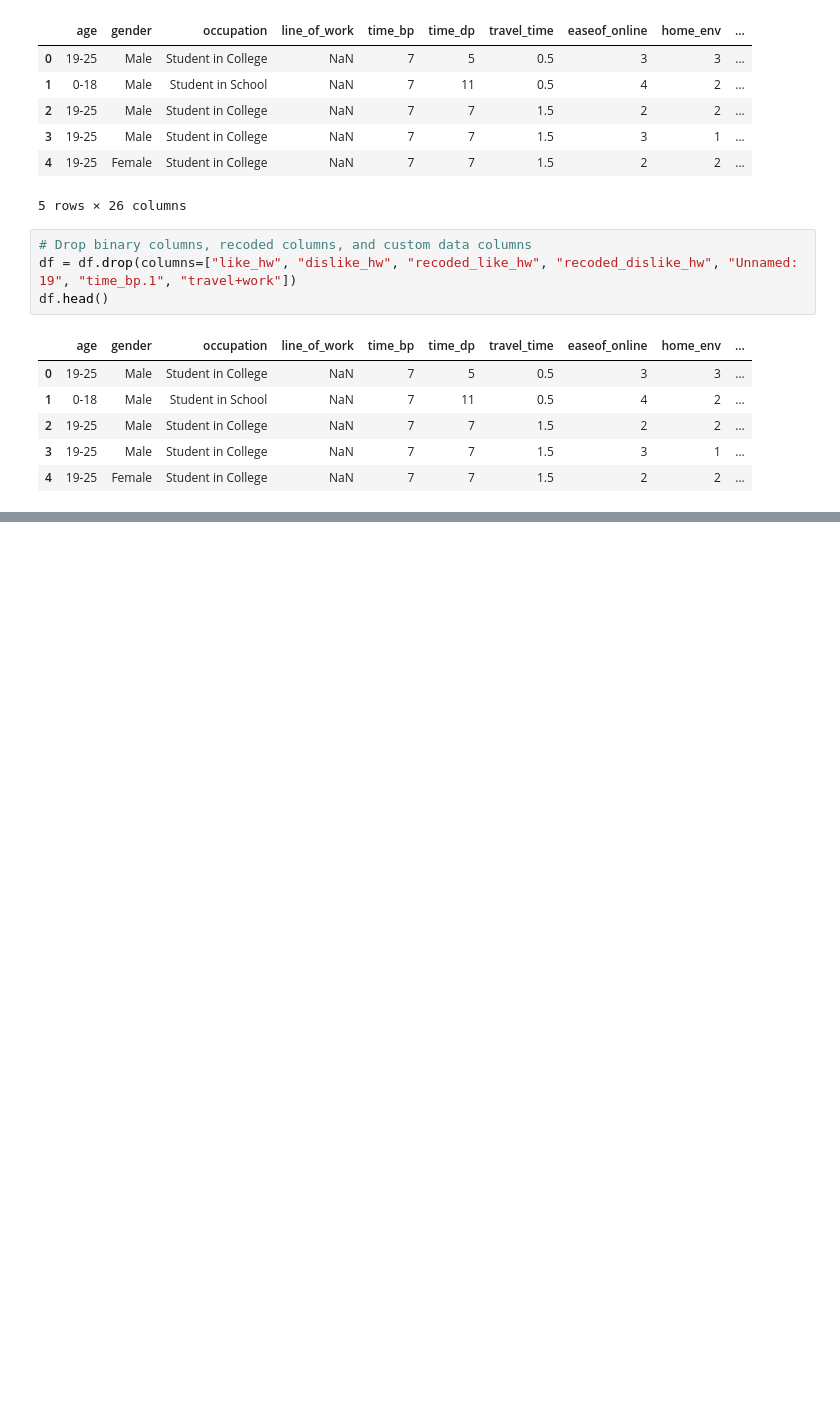
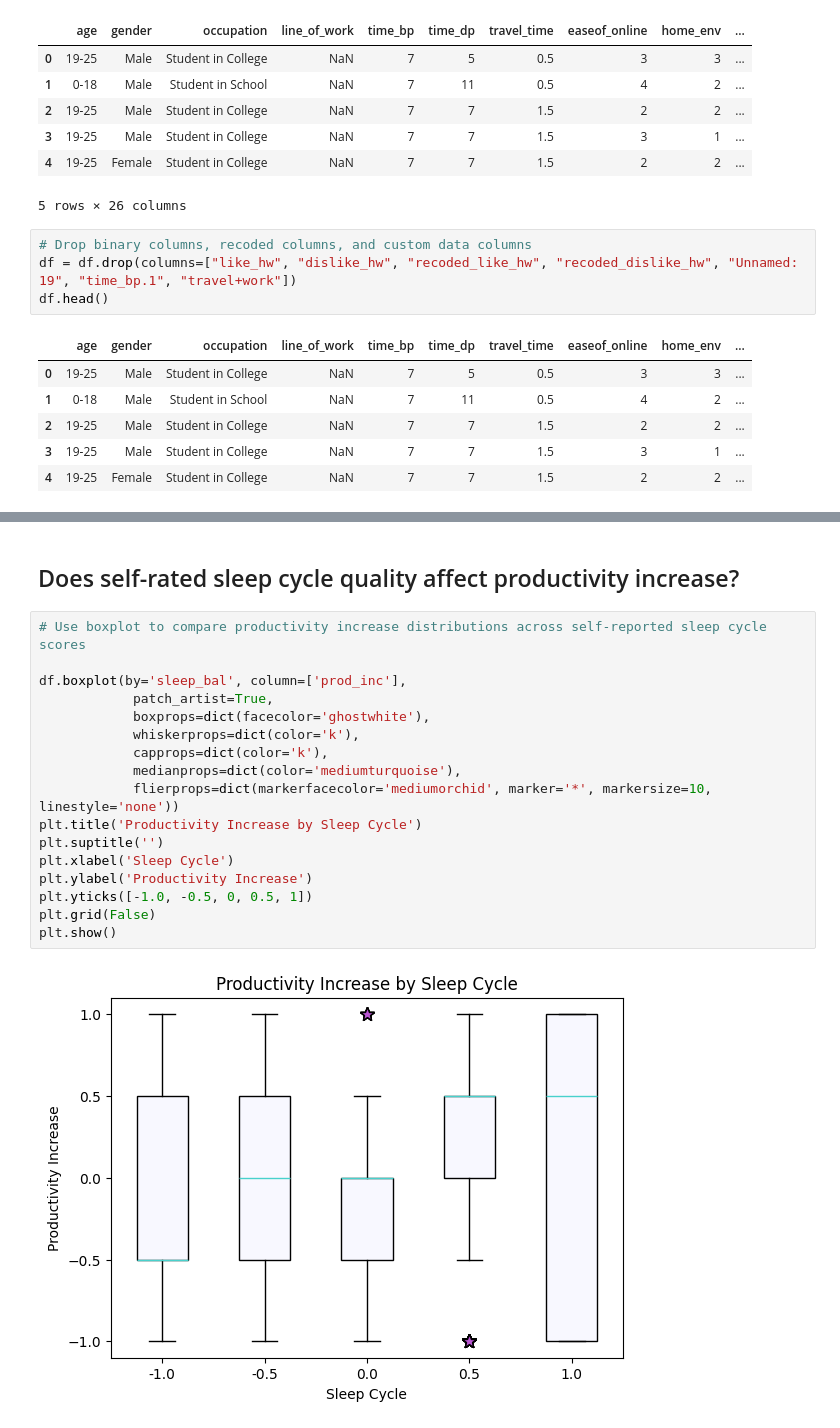
Before and after one commit to AayushiDaliparthi/Project_1_uoft, a Jupyter notebook: emily.ipynb, the cells around one changed output, grey strips where cells are left out. Saved outputs shown, nothing was run; the diff lists cells and outputs as text; blank space fills up the shorter version.

```diff
--- a/emily.ipynb
+++ b/emily.ipynb
@@ -118,0 +167,21 @@ df.head()
+# %% [markdown]
+## Does self-rated sleep cycle quality affect productivity increase?
+# %%
+# Use boxplot to compare productivity increase distributions across self-reported sleep cycle scores
+
+df.boxplot(by='sleep_bal', column=['prod_inc'],
+            patch_artist=True,
+            boxprops=dict(facecolor='ghostwhite'),
+            whiskerprops=dict(color='k'),
+            capprops=dict(color='k'),
+            medianprops=dict(color='mediumturquoise'),
+            flierprops=dict(markerfacecolor='mediumorchid', marker='*', markersize=10, linestyle='none'))
+plt.title('Productivity Increase by Sleep Cycle')
+plt.suptitle('')
+plt.xlabel('Sleep Cycle')
+plt.ylabel('Productivity Increase')
+plt.yticks([-1.0, -0.5, 0, 0.5, 1])
+plt.grid(False)
+plt.show()
+# %% [output]
+[figure, added]
```
Also changed, not shown: parts of 7 cells of this notebook.
